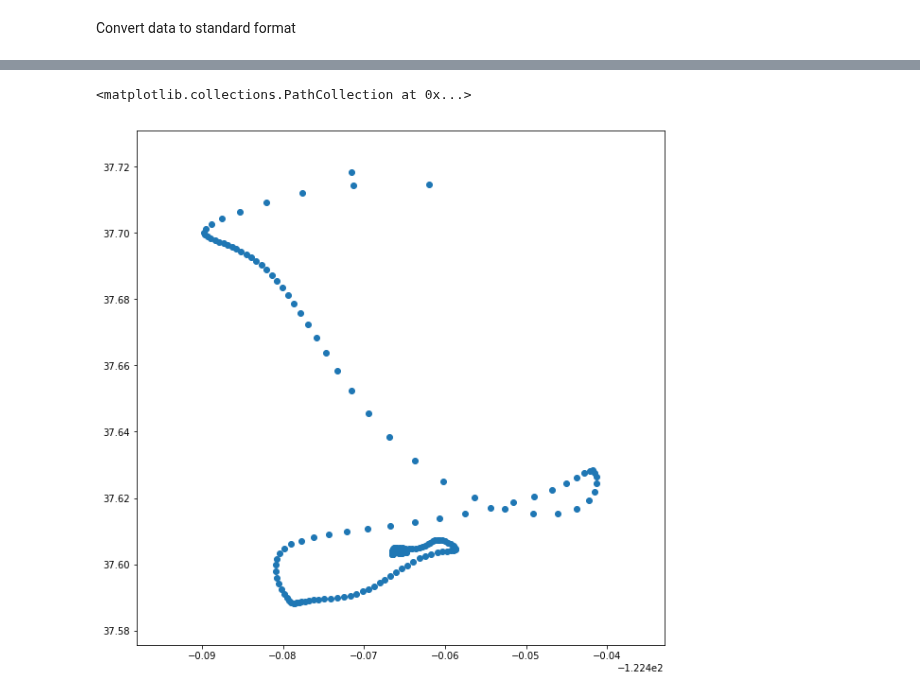
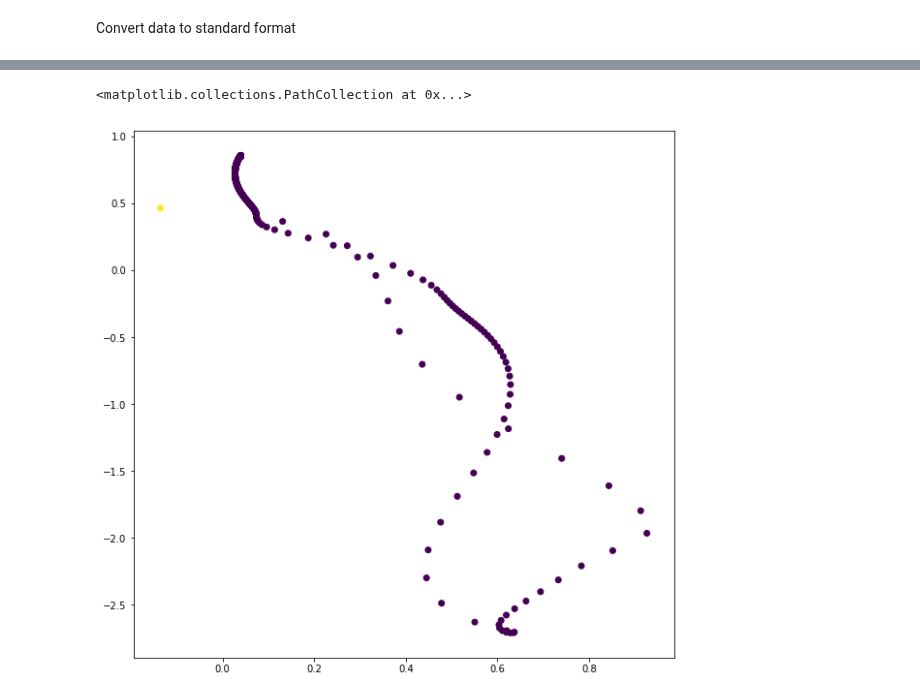
Before and after one commit to LordHelmchen324/real-vs-synthetic-geospatial, a Jupyter notebook: machine_learning/citybased_rnn_2_generation.ipynb, the cells around one changed output, grey strips where cells are left out. Cells and saved outputs as stored; diff of their text form; code cells hidden in the pictures.

```diff
--- a/machine_learning/citybased_rnn_2_generation.ipynb
+++ b/machine_learning/citybased_rnn_2_generation.ipynb
@@ -150,37 +135,25 @@ a[:4]
 # %%
 def generate_user(generator, scaler, start, duration):
     generator.reset_states()
-
-    i = 1   # Counter of how many records
-    j = 8   # Size of np.array
-    s = np.empty((1, j, 3))
-    s[0, 0:i] = scaler.transform(start.reshape(1, 3)).astype(np.float32)
-
-    sc = [start]
+    s = scaler.transform(np.array([start]).astype(np.float32))
+    sc = np.array([start])
 
     starttime = start[0]
     endtime = starttime + duration
 
-    while sc[-1][0] <= endtime:
-        #print('\r{} <= {}'.format(sc[-1][0], endtime), end='')
-        #print('\r{}'.format(sc[-1]), end='')
-
-        x = s[:, i-1:i]
+    while(sc[-1][0] <= endtime):
+        x = s[-1:]
+        x = np.array([x])
 
         y = model.predict(x, batch_size=1)
-        y[0, 0, 0] = max(one_second, y[0, 0, 0])
 
-        i = i + 1
-        if i > j:
-            j = j * 2
-            s_temp = s
-            s = np.empty((1, j, 3))
-            s[:, :i-1] = s_temp
-
-        s[:, i-1:i] = y
+        y = np.squeeze(y, axis=0)
+        y[0, 0] = max(one_second, y[0, 0])
+        s = np.concatenate([s, y])
 
         yc = np.squeeze(scaler.inverse_transform(np.array([y])))
         yc[0] = sc[-1][0] + yc[0]
-        sc.append(yc)
+        yc = np.array([yc])
+        sc = np.concatenate([s, yc])
 
-    return np.array(sc[:-1])
+    return sc[:-1]
@@ -224,9 +172,3 @@ for u in range(N_USERS):
 5
 6
 7
-# %%
-data = []
-for u in range(N_USERS):
-    print(u)
-    s = generate_user_old(model, scaler, starts[u], durations[u])
-    data.append(s)
@@ -330,7 +207,7 @@ array([[ 4.61088085e+04, -1.22426060e+02,  3.77518367e+01],
 # %%
-i = 6
+i = 1
 plt.figure(figsize=(10, 10))
-plt.scatter(data[i][:, 1], data[i][:, 2])
+plt.scatter(data[i][:, 1], data[i][:, 2], c=data[i][:, 0])
 # %% [output]
 <matplotlib.collections.PathCollection at 0x...>
-[figure, old version]
+[figure, new version]
```
Also changed, not shown: parts of 20 cells of this notebook.
